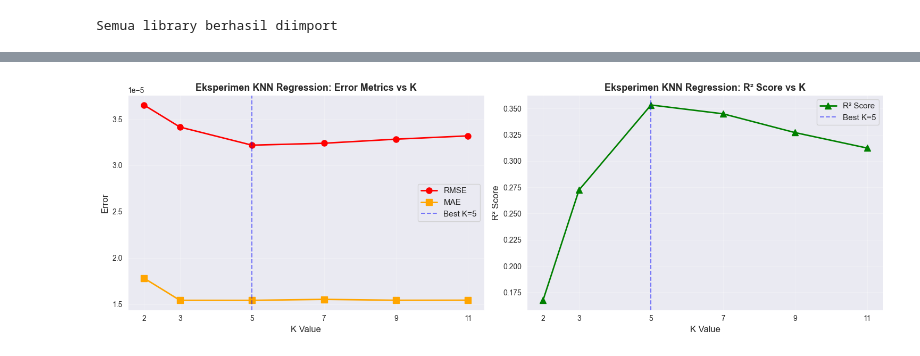
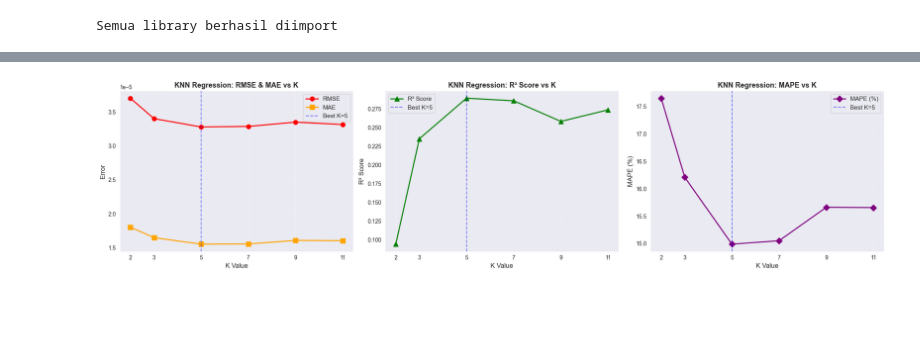
Before and after one commit to AqbilBarakaa/psd, a Jupyter notebook: psd/_build/jupyter_execute/timeseries.ipynb, the cells around one changed output, grey strips where cells are left out. Saved outputs shown, nothing was run; the diff lists cells and outputs as text; code cells hidden in the pictures; blank space fills up the shorter version.

```diff
--- a/psd/_build/jupyter_execute/timeseries.ipynb
+++ b/psd/_build/jupyter_execute/timeseries.ipynb
@@ -273,14 +240,14 @@ def series_to_supervised(data, n_in=1, n_out=1, dropna=True):
 
     return agg
 
-# Gunakan 3 lag
-n_lags = 3
+# Gunakan 2 lag
+n_lags = 2
 supervised_df = series_to_supervised(df[["NO2"]], n_in=n_lags, n_out=1)
 
-print(f"\nTransformasi supervised learning dengan lag={n_lags}")
-print(f"  - Total samples: {len(supervised_df)}")
-print(f"  - Input fitur: {n_lags} (t-1 hingga t-{n_lags})")
-print(f"  - Target: 1 (t)")
+print(f"\nTransformasi supervised learning dengan lag: {n_lags}")
+print(f"  - Total samples: {supervised_df.shape}")
+print(f"  - Input Features: {list(supervised_df.columns[:-1])}")
+print(f"  - Target: {supervised_df.columns[-1]}")
 print(f"\nData pertama (5 baris):")
 print(supervised_df.head())
 # %% [output]
@@ -483,81 +420,85 @@ CATATAN: Model akan memprediksi nilai NO2 (regression), lalu threshold diterapka
 # %%
-# Prepare data
-X = scaled_df.values  # Semua 3 kolom sebagai features (normalized)
-y = supervised_df["NO2(t)"].values  # Target asli
-
-print(f"\nData Preparation:")
-print(f"  - Features shape: {X.shape} (3 lagged features - normalized)")
-print(f"  - Target shape: {y.shape} (original NO2 values)")
-print(f"  - Target range: [{y.min():.8f}, {y.max():.8f}] mol/m²")
-
-# Train-test split (80-20, shuffle=False untuk time series)
-X_train, X_test, y_train, y_test = train_test_split(
-    X, y, test_size=0.2, random_state=42, shuffle=False
-)
-
-print(f"\nData Split:")
-print(f"  - Training set: {len(X_train)} samples ({len(X_train)/len(X)*100:.1f}%)")
-print(f"  - Test set: {len(X_test)} samples ({len(X_test)/len(X)*100:.1f}%)")
-
-# Eksperimen berbagai K
+# Modeling dengan KNN Regression (eksperimen beberapa K)
 k_values = [2, 3, 5, 7, 9, 11]
 print(f"\n" + "-"*70)
-print(f"EKSPERIMEN: Variasi Nilai K untuk KNN Regression")
+print(f"Variasi Nilai K untuk KNN Regression")
 print("-"*70)
 
 results_k = []
 for k in k_values:
     model = KNeighborsRegressor(n_neighbors=k, metric='euclidean')
-    model.fit(X_train, y_train)
-    y_pred = model.predict(X_test)
+    model.fit(X_train_scaled, y_train)
+    y_pred = model.predict(X_test_scaled)
 
-    # Metrik regression
+    # Hitung metrik regression
     mse = mean_squared_error(y_test, y_pred)
     rmse = np.sqrt(mse)
     mae = mean_absolute_error(y_test, y_pred)
     r2 = r2_score(y_test, y_pred)
+    mape = np.mean(np.abs((y_test - y_pred) / y_test)) * 100  # dalam persen
 
     results_k.append({
         'k': k,
         'mse': mse,
         'rmse': rmse,
         'mae': mae,
-        'r2': r2
+        'r2': r2,
+        'mape': mape
     })
 
-    print(f"k={k:2d} | RMSE={rmse:.8f} | MAE={mae:.8f} | R²={r2:.4f}")
+    print(f"k={k:2d} | MSE={mse:.8e} | RMSE={rmse:.8f} | MAE={mae:.8f} | MAPE={mape:.4f}% | R²={r2:.4f}")
 
 results_k_df = pd.DataFrame(results_k)
-best_k_idx = results_k_df['rmse'].idxmin()  # Cari K dengan RMSE terkecil
+best_k_idx = results_k_df['rmse'].idxmin()
 best_k = results_k_df.loc[best_k_idx, 'k']
 best_rmse = results_k_df.loc[best_k_idx, 'rmse']
 
 print(f"\nBest K: {int(best_k)} (RMSE={best_rmse:.8f})")
 
-# Visualisasi performa vs K
-fig, axes = plt.subplots(1, 2, figsize=(15, 5))
+# Visualisasi performa model
+fig, axes = plt.subplots(1, 3, figsize=(20, 5))
 
-# Plot 1: RMSE dan MAE
+# Plot RMSE dan MAE
 axes[0].plot(results_k_df['k'], results_k_df['rmse'], marker='o', linewidth=2, markersize=8, label='RMSE', color='red')
 axes[0].plot(results_k_df['k'], results_k_df['mae'], marker='s', linewidth=2, markersize=8, label='MAE', color='orange')
 axes[0].axvline(x=best_k, color='blue', linestyle='--', alpha=0.5, label=f'Best K={int(best_k)}')
 axes[0].set_xlabel('K Value', fontsize=12)
 axes[0].set_ylabel('Error', fontsize=12)
-axes[0].set_title('Eksperimen KNN Regression: Error Metrics vs K', fontsize=13, fontweight='bold')
+axes[0].set_title('KNN Regression: RMSE & MAE vs K', fontsize=13, fontweight='bold')
 axes[0].legend(fontsize=11)
 axes[0].grid(True, alpha=0.3)
 axes[0].set_xticks(k_values)
 
-# Plot 2: R² Score
+# Plot R²
 axes[1].plot(results_k_df['k'], results_k_df['r2'], marker='^', linewidth=2, markersize=8, label='R² Score', color='green')
 axes[1].axvline(x=best_k, color='blue', linestyle='--', alpha=0.5, label=f'Best K={int(best_k)}')
 axes[1].set_xlabel('K Value', fontsize=12)
 axes[1].set_ylabel('R² Score', fontsize=12)
-axes[1].set_title('Eksperimen KNN Regression: R² Score vs K', fontsize=13, fontweight='bold')
+axes[1].set_title('KNN Regression: R² Score vs K', fontsize=13, fontweight='bold')
 axes[1].legend(fontsize=11)
 axes[1].grid(True, alpha=0.3)
 axes[1].set_xticks(k_values)
 
+# Plot MAPE
+axes[2].plot(results_k_df['k'], results_k_df['mape'], marker='D', linewidth=2, markersize=8, label='MAPE (%)', color='purple')
+axes[2].axvline(x=best_k, color='blue', linestyle='--', alpha=0.5, label=f'Best K={int(best_k)}')
+axes[2].set_xlabel('K Value', fontsize=12)
+axes[2].set_ylabel('MAPE (%)', fontsize=12)
+axes[2].set_title('KNN Regression: MAPE vs K', fontsize=13, fontweight='bold')
+axes[2].legend(fontsize=11)
+axes[2].grid(True, alpha=0.3)
+axes[2].set_xticks(k_values)
+
 plt.tight_layout()
 plt.show()
+
+# Tabel Hasil Akhir
+print("\nTabel Ringkasan Hasil Eksperimen KNN Regression:")
+display(results_k_df.style.background_gradient(cmap='coolwarm').format({
+    'mse': '{:.8e}',
+    'rmse': '{:.8f}',
+    'mae': '{:.8f}',
+    'mape': '{:.4f}',
+    'r2': '{:.4f}'
+}))
 # %% [output]
@@ -584 +516 @@ Best K: 5 (RMSE=0.00003218)
-[figure, old version]
+[figure, new version]
```
Also changed, not shown: parts of 33 cells of this notebook, 21 other files.
